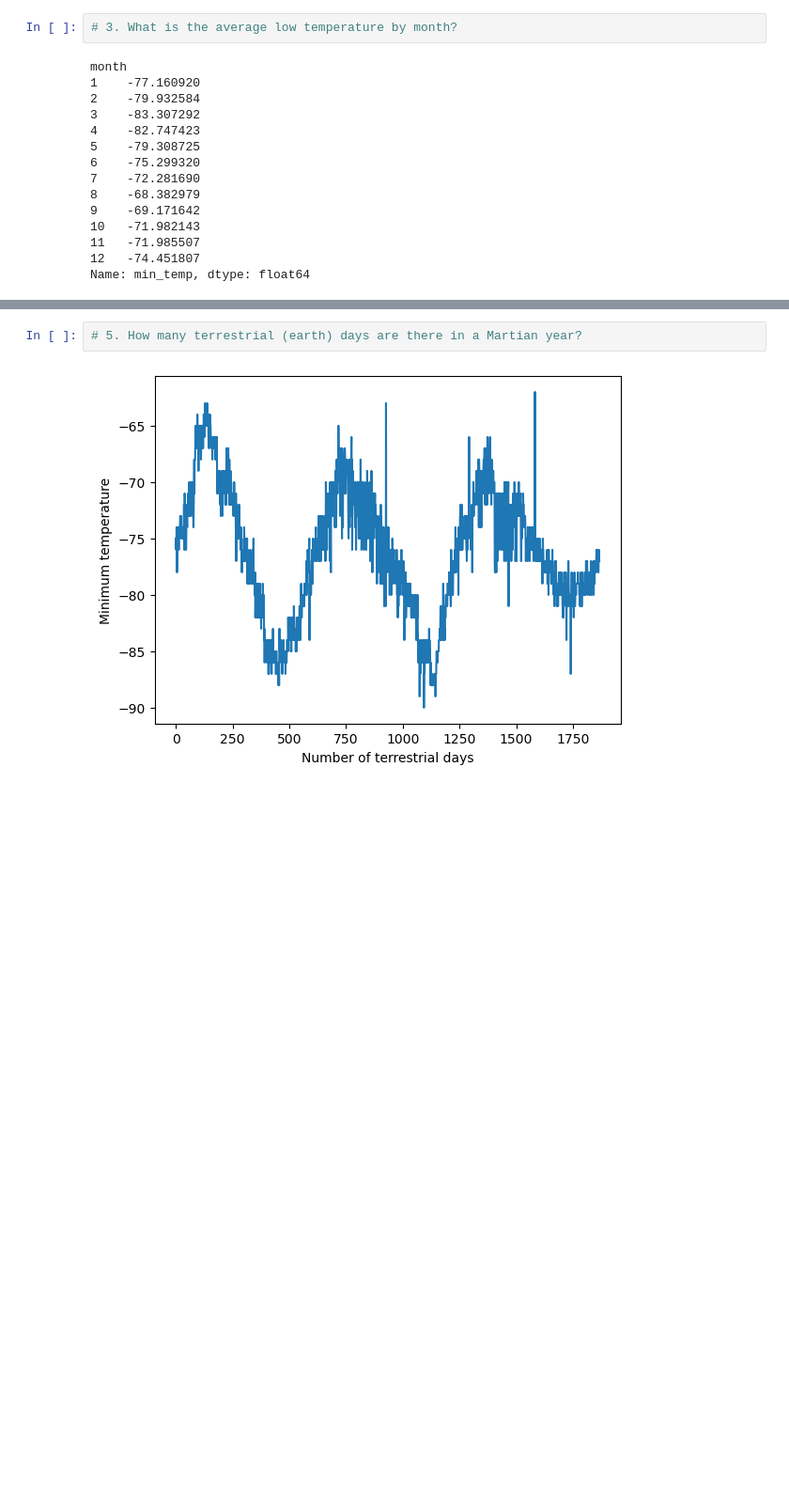
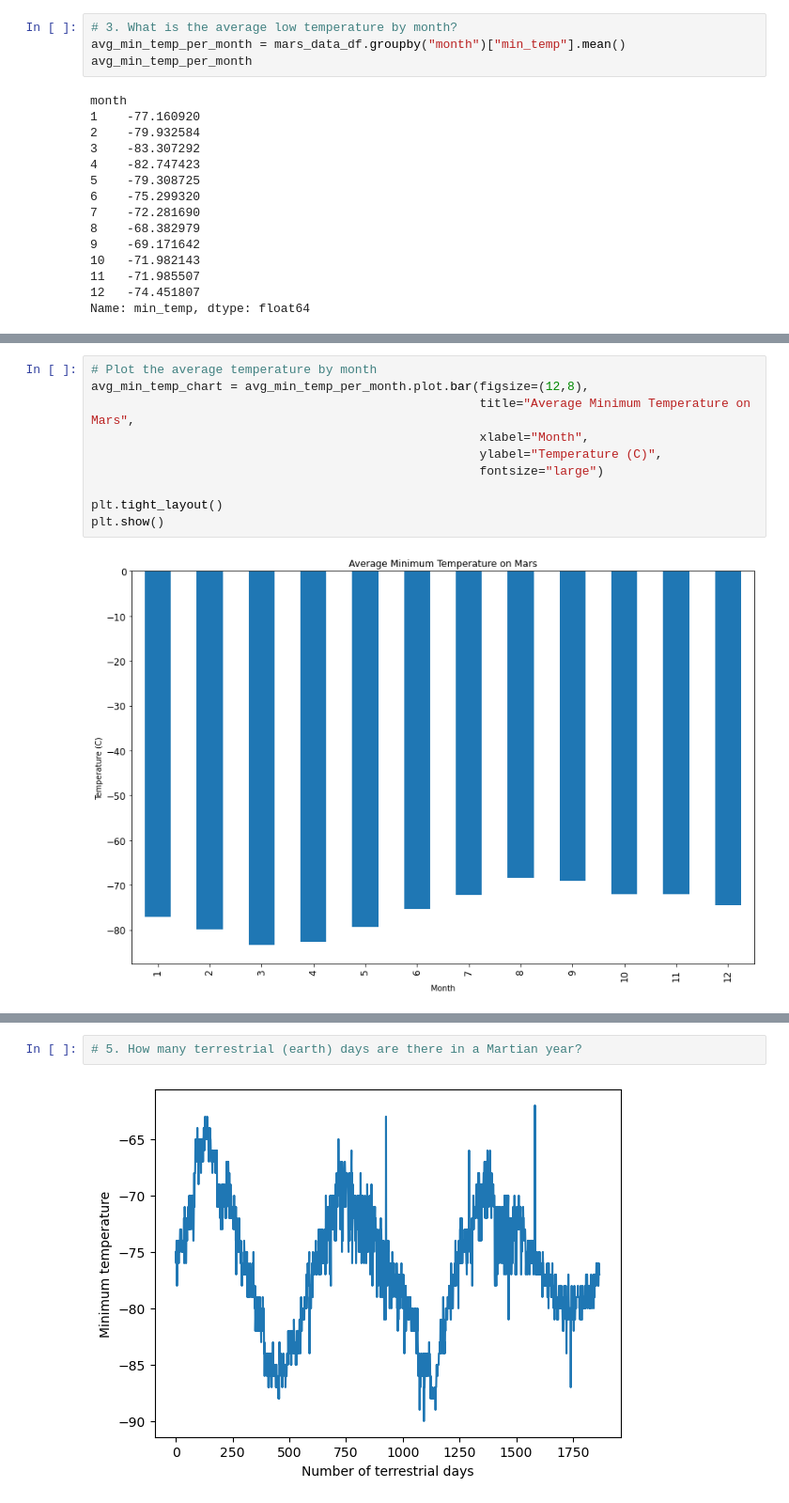
Before and after one commit to TheEvilSombrero/Module-11-Challenge, a Jupyter notebook: part_2_mars_weather.ipynb, the cells around one changed output, grey strips where cells are left out. Shown: that part at 94% size. Cells and saved outputs as stored; diff of their text form; blank space fills up the shorter version.

```diff
--- a/part_2_mars_weather.ipynb
+++ b/part_2_mars_weather.ipynb
@@ -188,6 +192,8 @@ Name: month, dtype: int64
 1867
 # %%
 # 3. What is the average low temperature by month?
+avg_min_temp_per_month = mars_data_df.groupby("month")["min_temp"].mean()
+avg_min_temp_per_month
 # %% [output]
 month
 1    -77.160920
@@ -213,0 +212,12 @@ Name: min_temp, dtype: float64
+# %%
+# Plot the average temperature by month
+avg_min_temp_chart = avg_min_temp_per_month.plot.bar(figsize=(12,8),
+                                                     title="Average Minimum Temperature on Mars",
+                                                     xlabel="Month",
+                                                     ylabel="Temperature (C)",
+                                                     fontsize="large")
+
+plt.tight_layout()
+plt.show()
+# %% [output]
+[figure, added]
```
Also changed, not shown: parts of 9 cells of this notebook.
